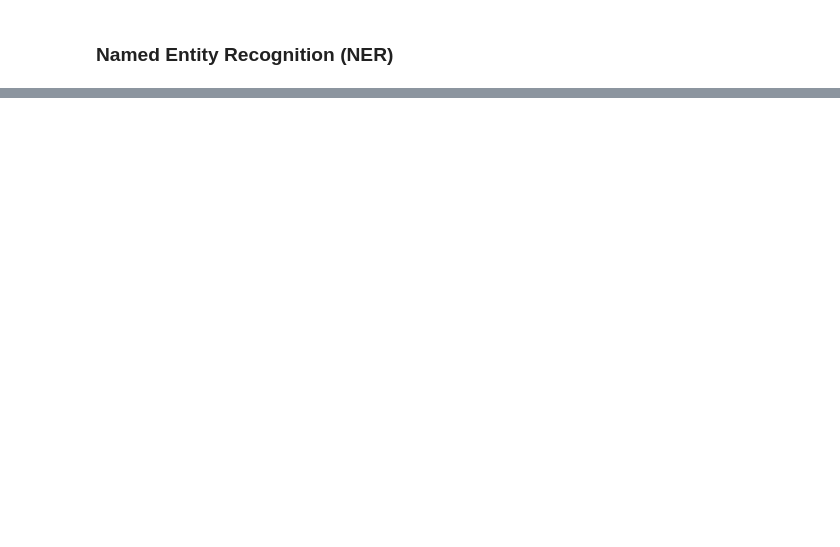
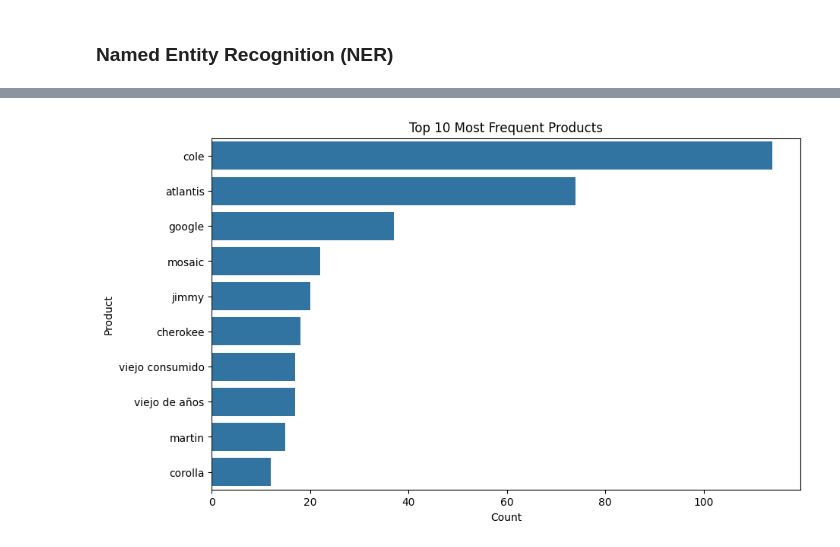
Before and after one commit to Mmabatho/AI-For-Software-Engineeering-Week-3, a Jupyter notebook: Amazon_Reviews.ipynb, the cells around one changed output, grey strips where cells are left out. Drawn from its saved outputs; the diff is of its cells as text; code cells hidden in the pictures; blank space fills up the shorter version.

```diff
--- a/Amazon_Reviews.ipynb
+++ b/Amazon_Reviews.ipynb
@@ -173,0 +163,21 @@ print(product_brand_df.head())
+# %%
+# Sample a subset of the DataFrame
+sample_size = 100000
+if len(train_df) > sample_size:
+  sampled_train_df = train_df.sample(n=sample_size, random_state=42).copy() # Use .copy() to avoid SettingWithCopyWarning
+else:
+  sampled_train_df = train_df.copy()
+
+# Apply entity extraction to the sampled data
+sampled_train_df['products'], sampled_train_df['brands'] = zip(*sampled_train_df['text'].apply(extract_entities))
+
+# Create the list of product and brand combinations
+product_brand_list = []
+for index, row in sampled_train_df.iterrows():
+  for product in row['products']:
+    for brand in row['brands']:
+      product_brand_list.append({'product': product, 'brand': brand})
+# %%
+product_brand_df = pd.DataFrame(product_brand_list)
+
+print(product_brand_df.head())
@@ -173,0 +211,10 @@ print(product_brand_df.head())
+# %%
+# Visualize the top 10 most frequent products
+plt.figure(figsize=(10, 6))
+sns.countplot(y='product', data=product_brand_df, order=product_brand_df['product'].value_counts().index[:10])
+plt.title('Top 10 Most Frequent Products')
+plt.xlabel('Count')
+plt.ylabel('Product')
+plt.show();
+# %% [output]
+[figure, added]
```
Also changed, not shown: parts of 12 cells of this notebook.
